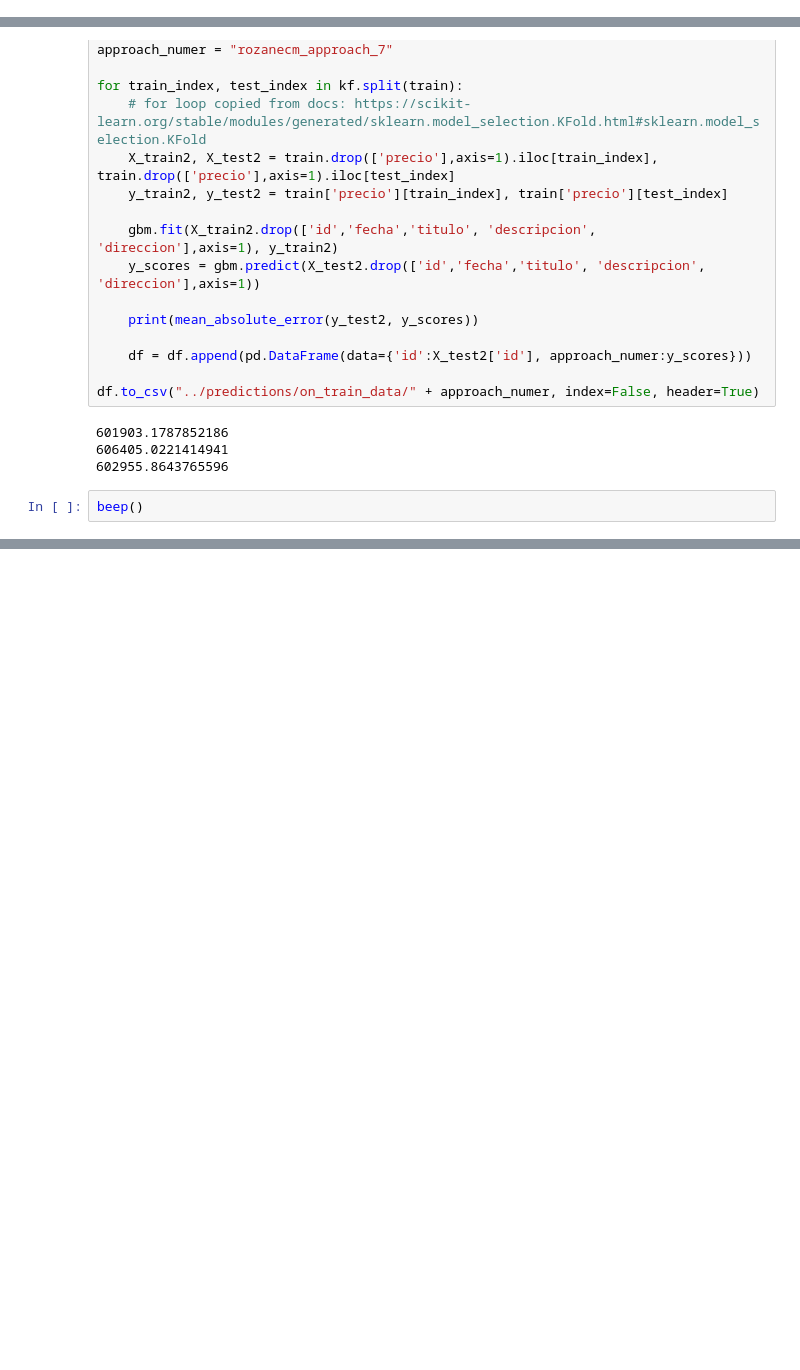
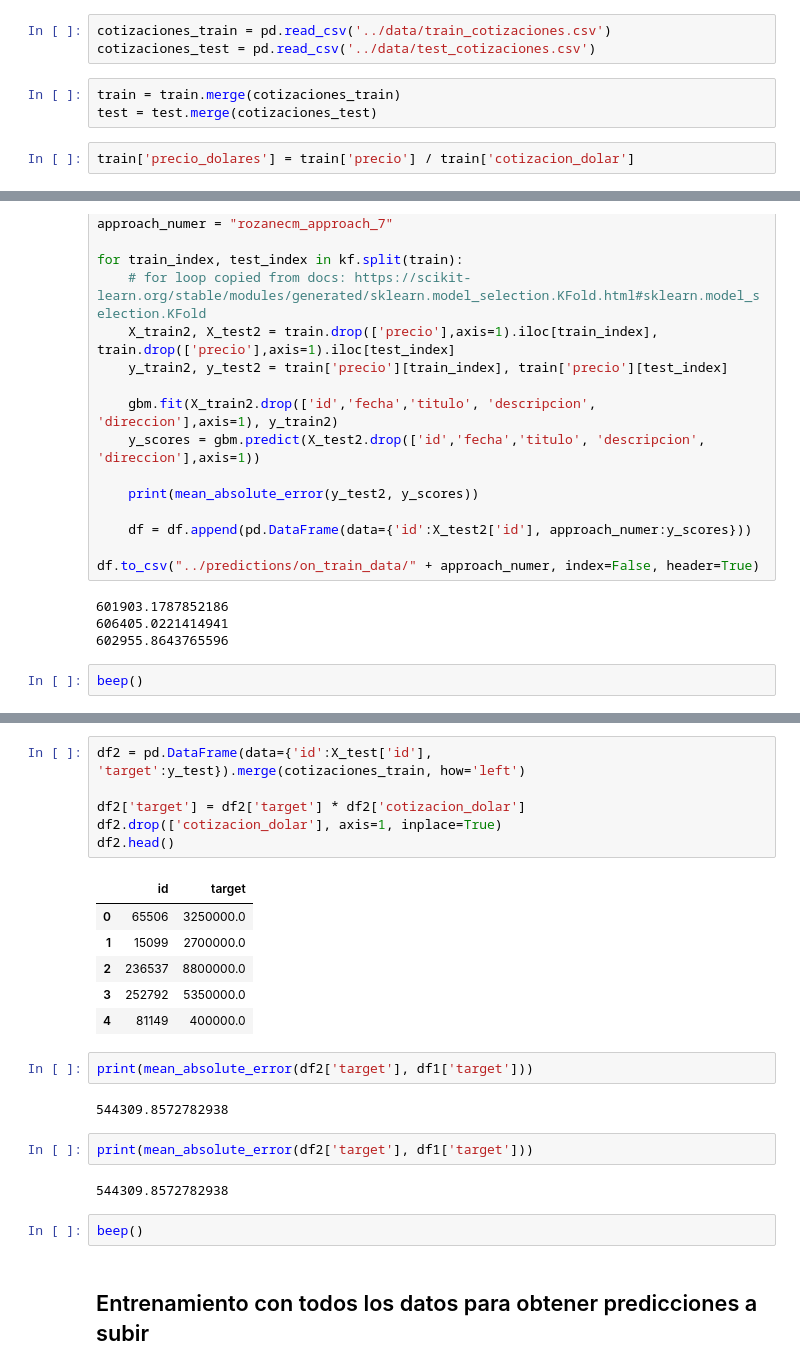
Before and after one commit to rozanecm/7506_tp2_2c2019, a Jupyter notebook: notebooks/first approaches by rozanecm.ipynb, the cells around one changed output, grey strips where cells are left out. Drawn from its saved outputs; the diff is of its cells as text; blank space fills up the shorter version.

```diff
--- a/notebooks/first approaches by rozanecm.ipynb
+++ b/notebooks/first approaches by rozanecm.ipynb
@@ -51,3 +53,11 @@ test.replace([np.inf, -np.inf], np.nan, inplace=True)
+# %%
+cotizaciones_train = pd.read_csv('../data/train_cotizaciones.csv')
+cotizaciones_test = pd.read_csv('../data/test_cotizaciones.csv')
+# %%
+train = train.merge(cotizaciones_train)
+test = test.merge(cotizaciones_test)
+# %%
+train['precio_dolares'] = train['precio'] / train['cotizacion_dolar']
 # %% [markdown]
 # Agregamos features que ya hemos creado para analisis de tp1
 # %%
@@ -4356,0 +4432,25 @@ beep()
+# %%
+df2 = pd.DataFrame(data={'id':X_test['id'], 'target':y_test}).merge(cotizaciones_train, how='left')
+
+df2['target'] = df2['target'] * df2['cotizacion_dolar']
+df2.drop(['cotizacion_dolar'], axis=1, inplace=True)
+df2.head()
+# %% [output]
+|  | id | target |
+| 0 | 65506 | 3250000.0 |
+| 1 | 15099 | 2700000.0 |
+| 2 | 236537 | 8800000.0 |
+| 3 | 252792 | 5350000.0 |
+| 4 | 81149 | 400000.0 |
+# %%
+print(mean_absolute_error(df2['target'], df1['target']))
+# %% [output]
+544309.8572782938
+# %%
+print(mean_absolute_error(df2['target'], df1['target']))
+# %% [output]
+544309.8572782938
+# %%
+beep()
+# %% [markdown]
+## Entrenamiento con todos los datos para obtener predicciones a subir
```
Also changed, not shown: parts of 16 cells of this notebook, 3 other files.
